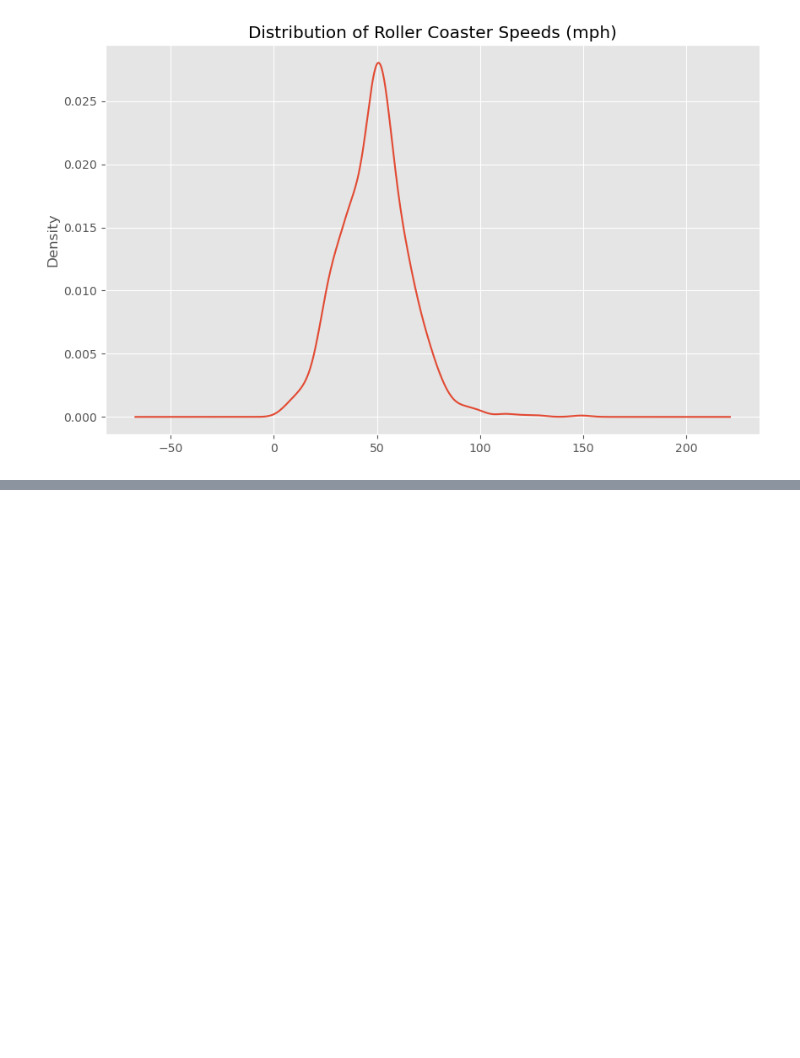
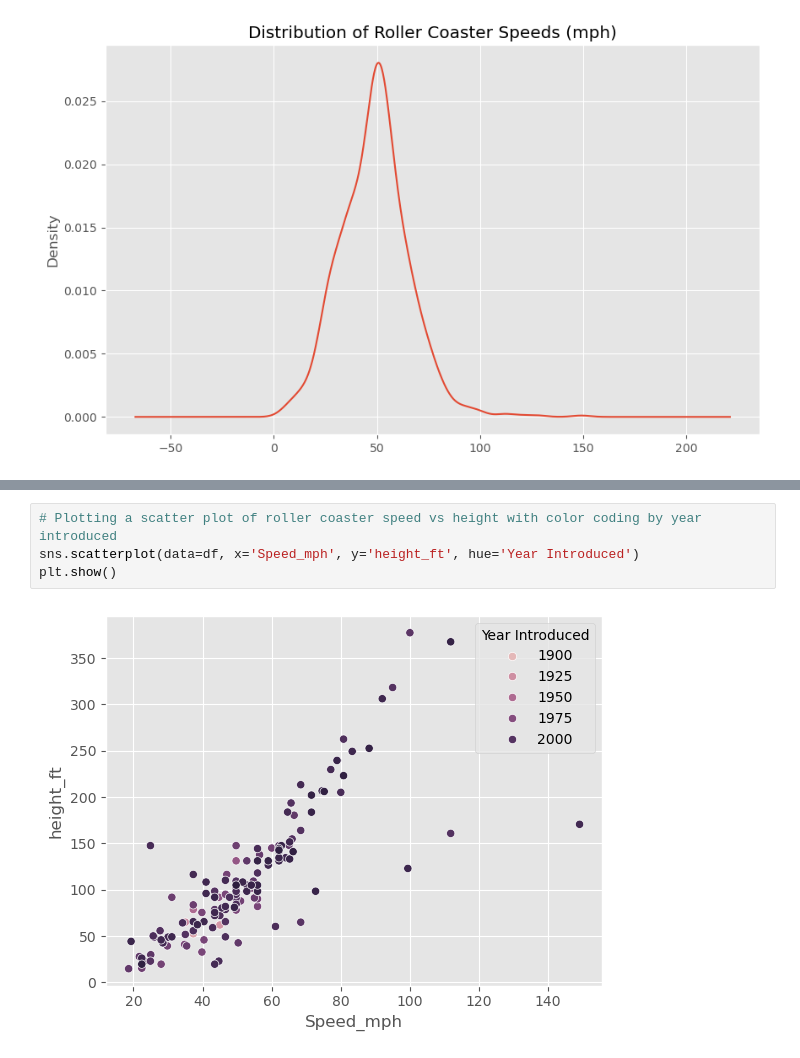
Before and after one commit to ST10356476/Programming_Data_Analytics, a Jupyter notebook: EDA/Exploratory Data Analysis (EDA).ipynb, the cells around one changed output, grey strips where cells are left out. Drawn from its saved outputs; the diff is of its cells as text; blank space fills up the shorter version.

Commit message:
Implemented Feature Relationships and answering any questions one might have from the data

```diff
--- a/EDA/Exploratory Data Analysis (EDA).ipynb
+++ b/EDA/Exploratory Data Analysis (EDA).ipynb
@@ -245,0 +266,6 @@ ax = df['Speed_mph'].plot(kind='kde', title='Distribution of Roller Coaster Spee
+# %%
+# Plotting a scatter plot of roller coaster speed vs height with color coding by year introduced
+sns.scatterplot(data=df, x='Speed_mph', y='height_ft', hue='Year Introduced')
+plt.show()
+# %% [output]
+[figure, added]
```
Also changed, not shown: parts of 9 cells of this notebook.
